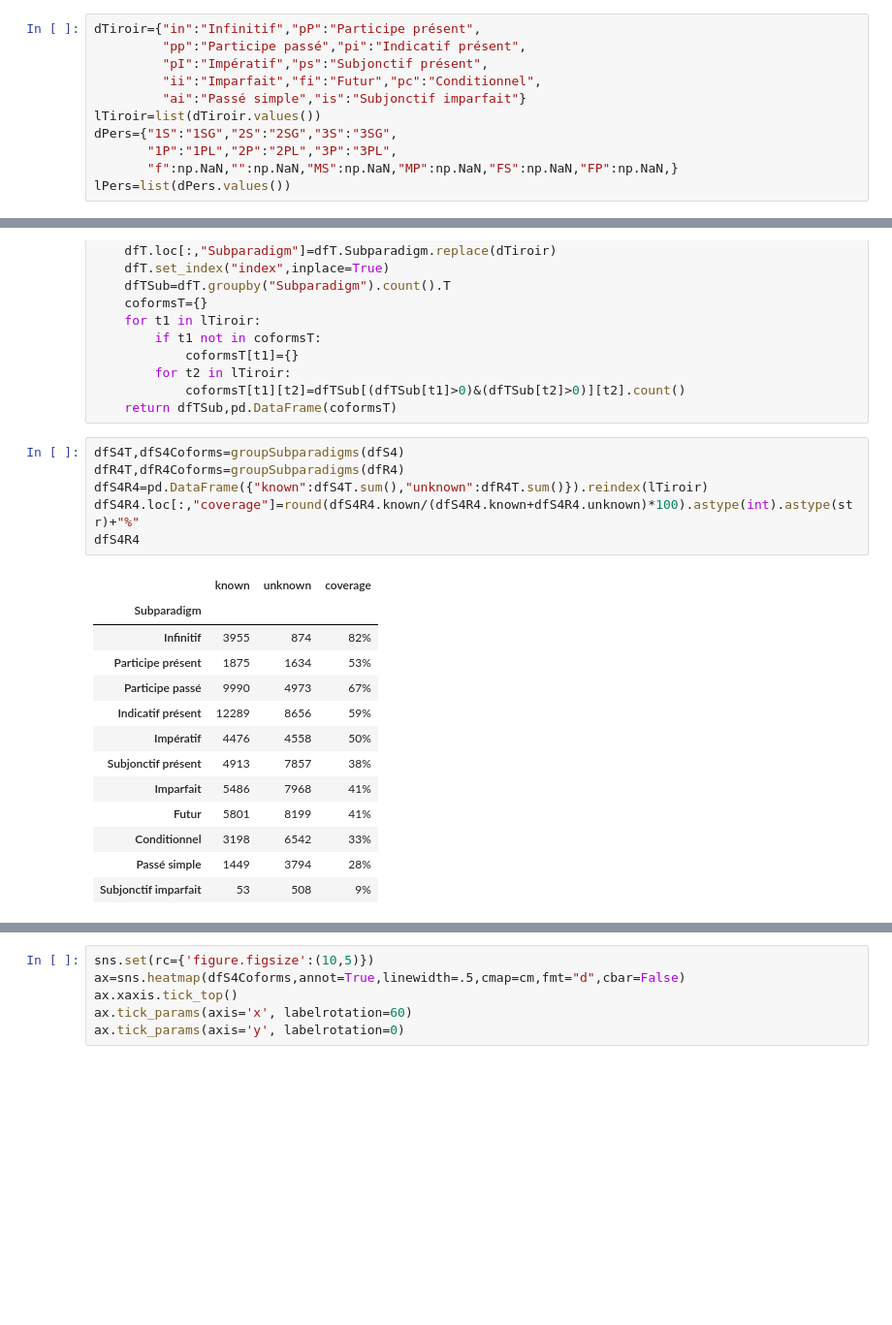
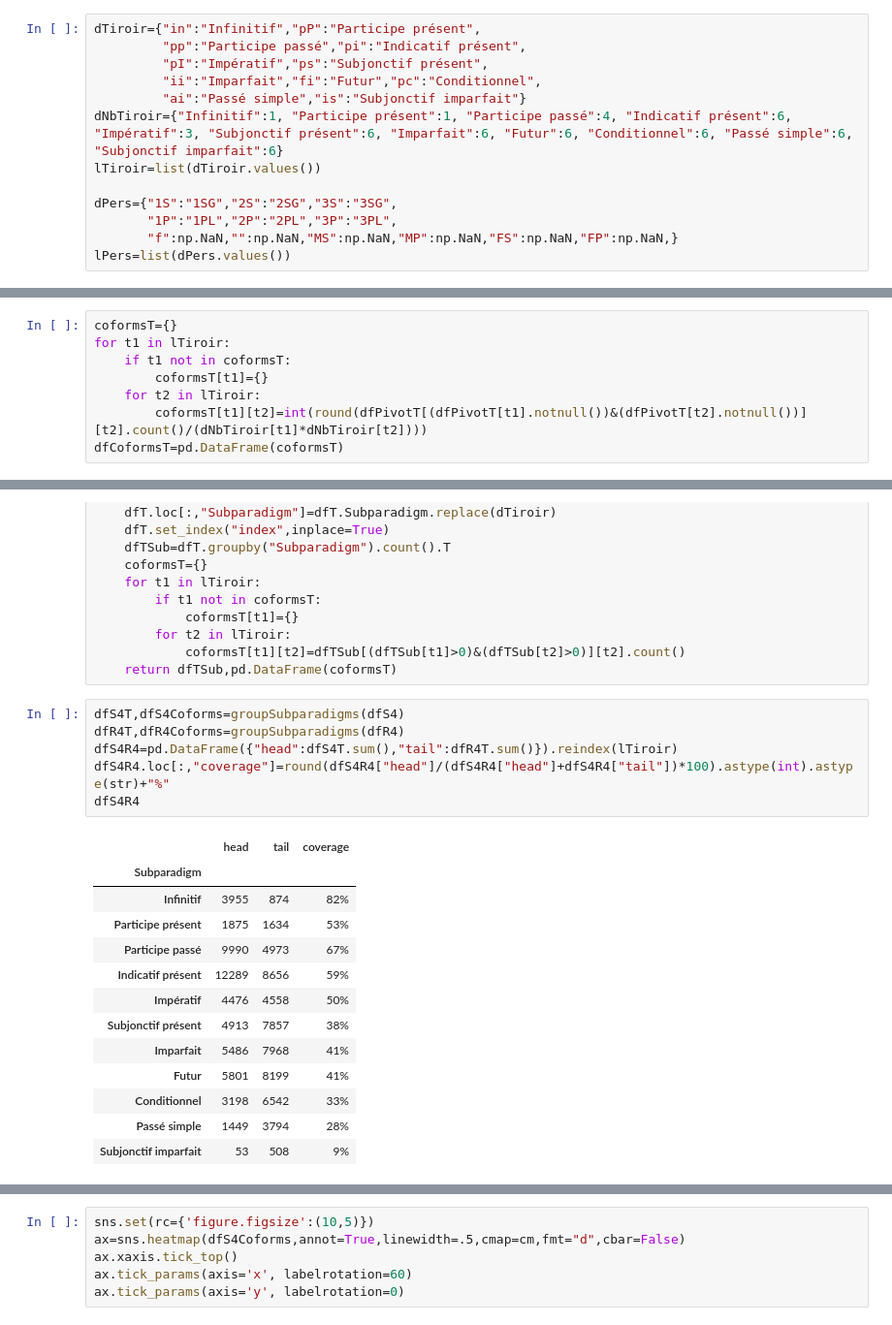
Before and after one commit to gboye/SWIM, a Jupyter notebook: Vlexique2/VLex2-Comptages.ipynb, the cells around one changed output, grey strips where cells are left out. Shown at 97% size. Saved outputs shown, nothing was run; the diff lists cells and outputs as text; blank space fills up the shorter version.

```diff
--- a/Vlexique2/VLex2-Comptages.ipynb
+++ b/Vlexique2/VLex2-Comptages.ipynb
@@ -463,7 +463,9 @@ dTiroir={"in":"Infinitif","pP":"Participe présent",
          "pI":"Impératif","ps":"Subjonctif présent",
          "ii":"Imparfait","fi":"Futur","pc":"Conditionnel",
          "ai":"Passé simple","is":"Subjonctif imparfait"}
+dNbTiroir={"Infinitif":1, "Participe présent":1, "Participe passé":4, "Indicatif présent":6, "Impératif":3, "Subjonctif présent":6, "Imparfait":6, "Futur":6, "Conditionnel":6, "Passé simple":6, "Subjonctif imparfait":6}
 lTiroir=list(dTiroir.values())
+
 dPers={"1S":"1SG","2S":"2SG","3S":"3SG",
        "1P":"1PL","2P":"2PL","3P":"3PL",
        "f":np.NaN,"":np.NaN,"MS":np.NaN,"MP":np.NaN,"FS":np.NaN,"FP":np.NaN,}
@@ -678,5 +689,13 @@ for t1 in lTiroir:
     for t2 in lTiroir:
         coformsT[t1][t2]=dfPivotT[(dfPivotT[t1].notnull())&(dfPivotT[t2].notnull())][t2].count()
 dfCoformsT=pd.DataFrame(coformsT)
+# %%
+coformsT={}
+for t1 in lTiroir:
+    if t1 not in coformsT:
+        coformsT[t1]={}
+    for t2 in lTiroir:
+        coformsT[t1][t2]=int(round(dfPivotT[(dfPivotT[t1].notnull())&(dfPivotT[t2].notnull())][t2].count()/(dNbTiroir[t1]*dNbTiroir[t2])))
+dfCoformsT=pd.DataFrame(coformsT)
 # %%
 sns.set(rc={'figure.figsize':(10,5)})
@@ -757,11 +787,11 @@ def groupSubparadigms(df):
 # %%
 dfS4T,dfS4Coforms=groupSubparadigms(dfS4)
 dfR4T,dfR4Coforms=groupSubparadigms(dfR4)
-dfS4R4=pd.DataFrame({"known":dfS4T.sum(),"unknown":dfR4T.sum()}).reindex(lTiroir)
-dfS4R4.loc[:,"coverage"]=round(dfS4R4.known/(dfS4R4.known+dfS4R4.unknown)*100).astype(int).astype(str)+"%"
+dfS4R4=pd.DataFrame({"head":dfS4T.sum(),"tail":dfR4T.sum()}).reindex(lTiroir)
+dfS4R4.loc[:,"coverage"]=round(dfS4R4["head"]/(dfS4R4["head"]+dfS4R4["tail"])*100).astype(int).astype(str)+"%"
 dfS4R4
 # %% [output]
-|  | known | unknown | coverage |
+|  | head | tail | coverage |
 | Subparadigm |  |  |  |
 | Infinitif | 3955 | 874 | 82% |
 | Participe présent | 1875 | 1634 | 53% |
```
Also changed, not shown: parts of 5 cells of this notebook.
